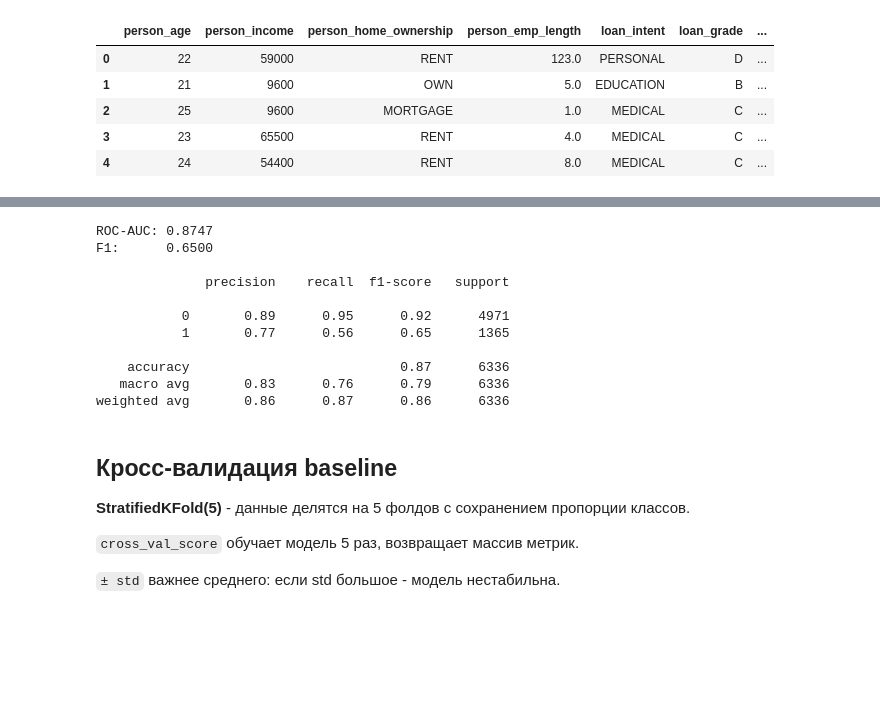
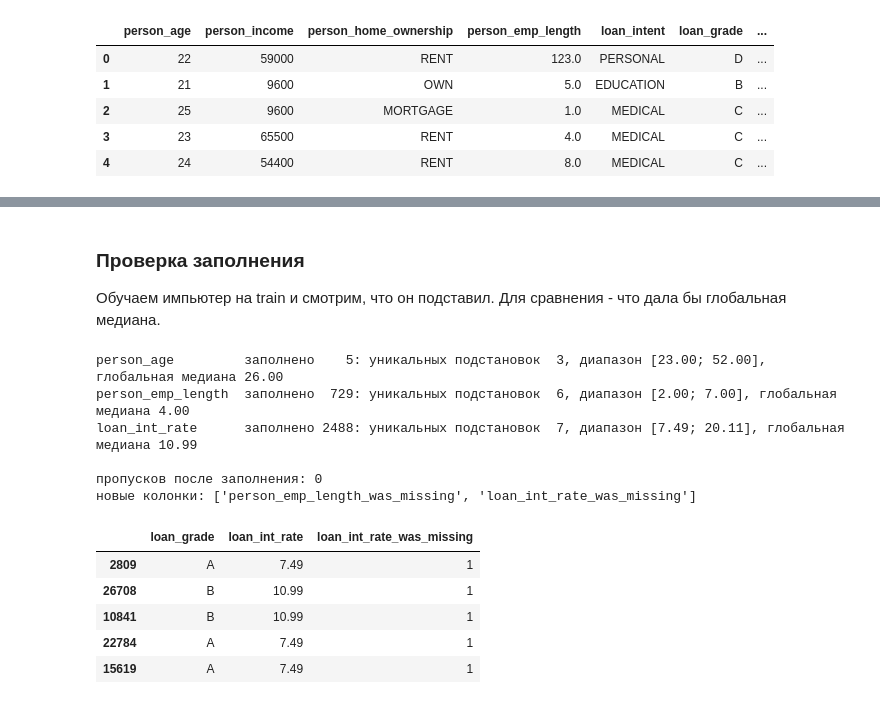
Before and after one commit to IkRyaS/classification-regression-tabular-review, a Jupyter notebook: notebooks/02_credit.ipynb, the cells around one changed output, grey strips where cells are left out. Cells and saved outputs as stored; diff of their text form; code cells hidden in the pictures; blank space fills up the shorter version.

```diff
--- a/notebooks/02_credit.ipynb
+++ b/notebooks/02_credit.ipynb
@@ -133,49 +286,31 @@ train: (25343, 11), test: (6336, 11)
-# %%
-from sklearn.pipeline import Pipeline
-from sklearn.compose import ColumnTransformer
-from sklearn.preprocessing import OneHotEncoder, StandardScaler
-from sklearn.linear_model import LogisticRegression
-from sklearn.metrics import roc_auc_score, f1_score, classification_report
-
-
-cat_cols = X.select_dtypes(include=['object', 'str']).columns.tolist()
-num_cols = X.select_dtypes(exclude=['object', 'str']).columns.tolist()
-
-preprocessor = ColumnTransformer([
-    ('num', StandardScaler(), num_cols),
-    ('cat', OneHotEncoder(handle_unknown='ignore'), cat_cols),
-])
-
-pipe_logreg = Pipeline([
-    ('prep', preprocessor),
-    ('model', LogisticRegression(max_iter=1000, random_state=RANDOM_STATE)),
-])
-
-pipe_logreg.fit(X_train, y_train)
-y_proba = pipe_logreg.predict_proba(X_test)[:, 1]
-y_pred = (y_proba >= 0.5).astype(int)
-
-print(f"ROC-AUC: {roc_auc_score(y_test, y_proba):.4f}")
-print(f"F1:      {f1_score(y_test, y_pred):.4f}")
-print()
-print(classification_report(y_test, y_pred))
-# %% [output]
-ROC-AUC: 0.8747
-F1:      0.6500
-
-              precision    recall  f1-score   support
-
-           0       0.89      0.95      0.92      4971
-           1       0.77      0.56      0.65      1365
-
-    accuracy                           0.87      6336
-   macro avg       0.83      0.76      0.79      6336
-weighted avg       0.86      0.87      0.86      6336
-# %% [markdown]
-## Кросс-валидация baseline
-
-**StratifiedKFold(5)** - данные делятся на 5 фолдов с сохранением пропорции классов.
-
-`cross_val_score` обучает модель 5 раз, возвращает массив метрик.
-
-`± std` важнее среднего: если std большое - модель нестабильна.
+# %% [markdown]
+### Проверка заполнения
+
+Обучаем импьютер на train и смотрим, что он подставил. Для сравнения - что дала бы глобальная медиана.
+# %%
+imp = make_imputer().fit(X_train)
+X_train_filled = imp.transform(X_train)
+
+for col in IMPUTE_RULES:
+    m = X_train[col].isna()
+    if m.any():
+        filled = X_train_filled.loc[m, col]
+        print(f"{col:18} заполнено {m.sum():4d}: уникальных подстановок {filled.nunique():2d}, "
+              f"диапазон [{filled.min():.2f}; {filled.max():.2f}], глобальная медиана {X_train[col].median():.2f}")
+
+print(f"\nпропусков после заполнения: {X_train_filled.isna().sum().sum()}")
+print("новые колонки:", [c for c in X_train_filled.columns if c.endswith('_was_missing')])
+X_train_filled.loc[X_train['loan_int_rate'].isna(), ['loan_grade', 'loan_int_rate', 'loan_int_rate_was_missing']].head()
+# %% [output]
+person_age         заполнено    5: уникальных подстановок  3, диапазон [23.00; 52.00], глобальная медиана 26.00
+person_emp_length  заполнено  729: уникальных подстановок  6, диапазон [2.00; 7.00], глобальная медиана 4.00
+loan_int_rate      заполнено 2488: уникальных подстановок  7, диапазон [7.49; 20.11], глобальная медиана 10.99
+
+пропусков после заполнения: 0
+новые колонки: ['person_emp_length_was_missing', 'loan_int_rate_was_missing']
+|  | loan_grade | loan_int_rate | loan_int_rate_was_missing |
+| 2809 | A | 7.49 | 1 |
+| 26708 | B | 10.99 | 1 |
+| 10841 | B | 10.99 | 1 |
+| 22784 | A | 7.49 | 1 |
+| 15619 | A | 7.49 | 1 |
```
Also changed, not shown: parts of 32 cells of this notebook, 12 other files.
